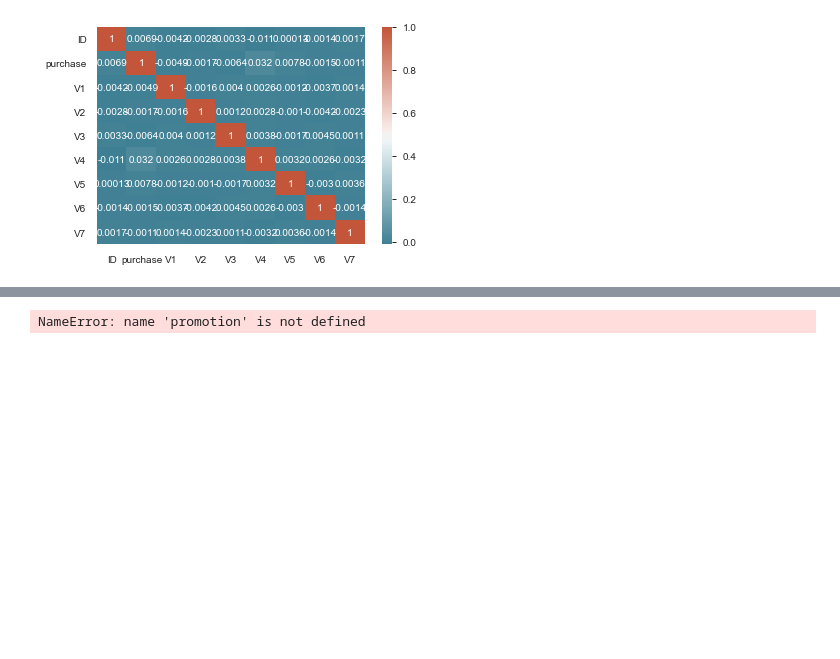
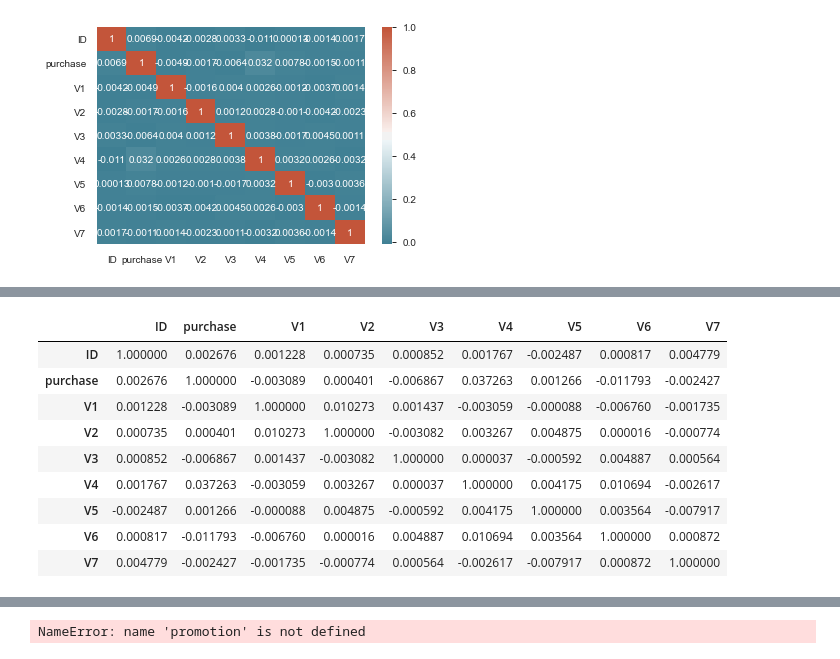
Before and after one commit to HenriqueMartinsPrado/Data-Scientist-Nano-Degree-Udacity, a Jupyter notebook: Chapter 5 - Experimental Design & Recommendations/Aula 5/Starbucks.ipynb, the cells around one changed output, grey strips where cells are left out. Cells and saved outputs as stored; diff of their text form; code cells hidden in the pictures; blank space fills up the shorter version.

```diff
--- a/Chapter 5 - Experimental Design & Recommendations/Aula 5/Starbucks.ipynb
+++ b/Chapter 5 - Experimental Design & Recommendations/Aula 5/Starbucks.ipynb
@@ -161,0 +278,14 @@ sns.heatmap(corr, xticklabels=corr.columns, yticklabels=corr.columns, annot=True
+# %%
+corr_test = test_data.corr()
+corr_test
+# %% [output]
+|  | ID | purchase | V1 | V2 | V3 | V4 | V5 | V6 | V7 |
+| ID | 1.000000 | 0.002676 | 0.001228 | 0.000735 | 0.000852 | 0.001767 | -0.002487 | 0.000817 | 0.004779 |
+| purchase | 0.002676 | 1.000000 | -0.003089 | 0.000401 | -0.006867 | 0.037263 | 0.001266 | -0.011793 | -0.002427 |
+| V1 | 0.001228 | -0.003089 | 1.000000 | 0.010273 | 0.001437 | -0.003059 | -0.000088 | -0.006760 | -0.001735 |
+| V2 | 0.000735 | 0.000401 | 0.010273 | 1.000000 | -0.003082 | 0.003267 | 0.004875 | 0.000016 | -0.000774 |
+| V3 | 0.000852 | -0.006867 | 0.001437 | -0.003082 | 1.000000 | 0.000037 | -0.000592 | 0.004887 | 0.000564 |
+| V4 | 0.001767 | 0.037263 | -0.003059 | 0.003267 | 0.000037 | 1.000000 | 0.004175 | 0.010694 | -0.002617 |
+| V5 | -0.002487 | 0.001266 | -0.000088 | 0.004875 | -0.000592 | 0.004175 | 1.000000 | 0.003564 | -0.007917 |
+| V6 | 0.000817 | -0.011793 | -0.006760 | 0.000016 | 0.004887 | 0.010694 | 0.003564 | 1.000000 | 0.000872 |
+| V7 | 0.004779 | -0.002427 | -0.001735 | -0.000774 | 0.000564 | -0.002617 | -0.007917 | 0.000872 | 1.000000 |
```
Also changed, not shown: parts of 26 cells of this notebook, 1 other file.
